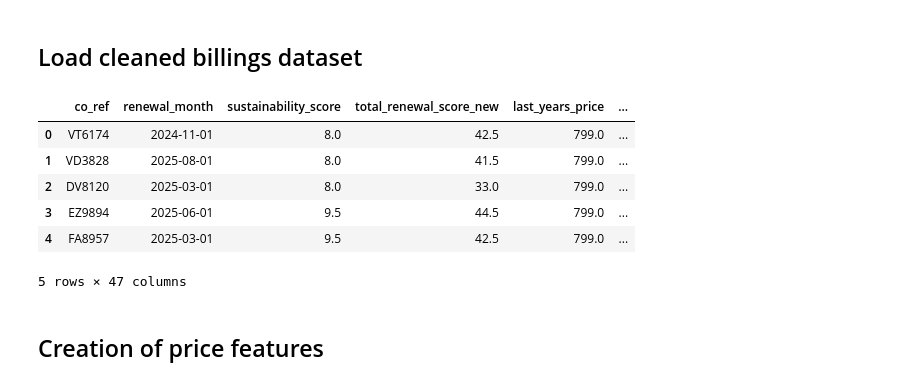
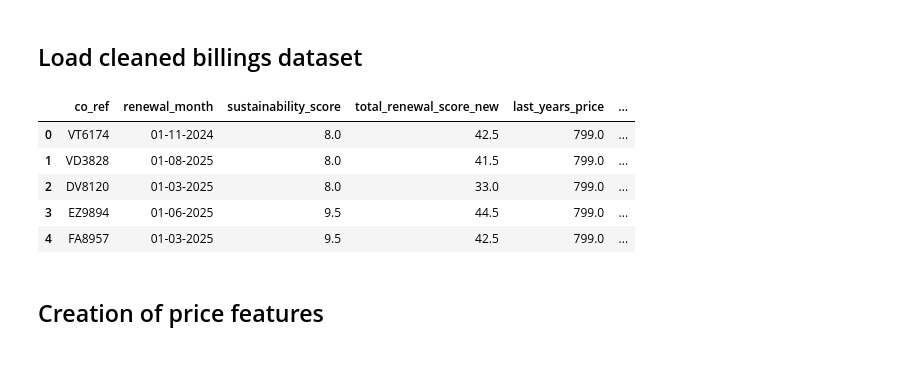
Before and after one commit to Slegendz/churn-prediction-project, a Jupyter notebook: notebooks/02_feature_engineering/aggregation/billings_features.ipynb, the cells around one changed output. Drawn from its saved outputs; the diff is of its cells as text; code cells hidden in the pictures.

Commit message:
Fix: Fixed naming conventions and handled null columns

```diff
--- a/notebooks/02_feature_engineering/aggregation/billings_features.ipynb
+++ b/notebooks/02_feature_engineering/aggregation/billings_features.ipynb
@@ -3,17 +3,17 @@
 # %%
 import pandas as pd
 import numpy as np
 
+pd.set_option('display.max_columns', None)
 df = pd.read_csv('../../../data/interim/billings_cleaned.csv')
 df.head()
 # %% [output]
 |  | co_ref | renewal_month | sustainability_score | total_renewal_score_new | last_years_price | ... |
-| 0 | VT6174 | 2024-11-01 | 8.0 | 42.5 | 799.0 | ... |
-| 1 | VD3828 | 2025-08-01 | 8.0 | 41.5 | 799.0 | ... |
-| 2 | DV8120 | 2025-03-01 | 8.0 | 33.0 | 799.0 | ... |
-| 3 | EZ9894 | 2025-06-01 | 9.5 | 44.5 | 799.0 | ... |
-| 4 | FA8957 | 2025-03-01 | 9.5 | 42.5 | 799.0 | ... |
+| 0 | VT6174 | 01-11-2024 | 8.0 | 42.5 | 799.0 | ... |
+| 1 | VD3828 | 01-08-2025 | 8.0 | 41.5 | 799.0 | ... |
+| 2 | DV8120 | 01-03-2025 | 8.0 | 33.0 | 799.0 | ... |
+| 3 | EZ9894 | 01-06-2025 | 9.5 | 44.5 | 799.0 | ... |
+| 4 | FA8957 | 01-03-2025 | 9.5 | 42.5 | 799.0 | ... |
-5 rows × 47 columns
 # %% [markdown]
 ## Creation of price features
 # %%
```
Also changed, not shown: parts of 1 cell of this notebook, 4 other files.
